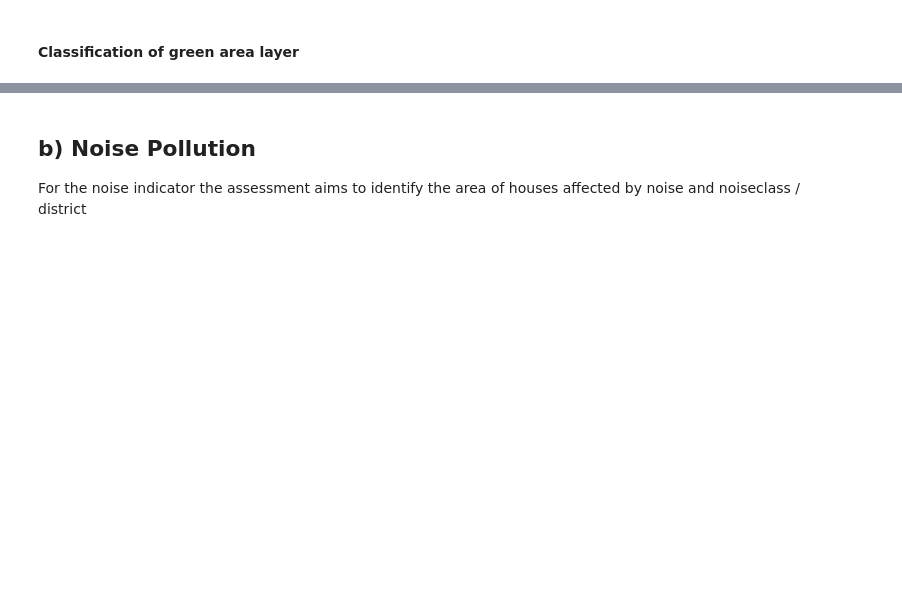
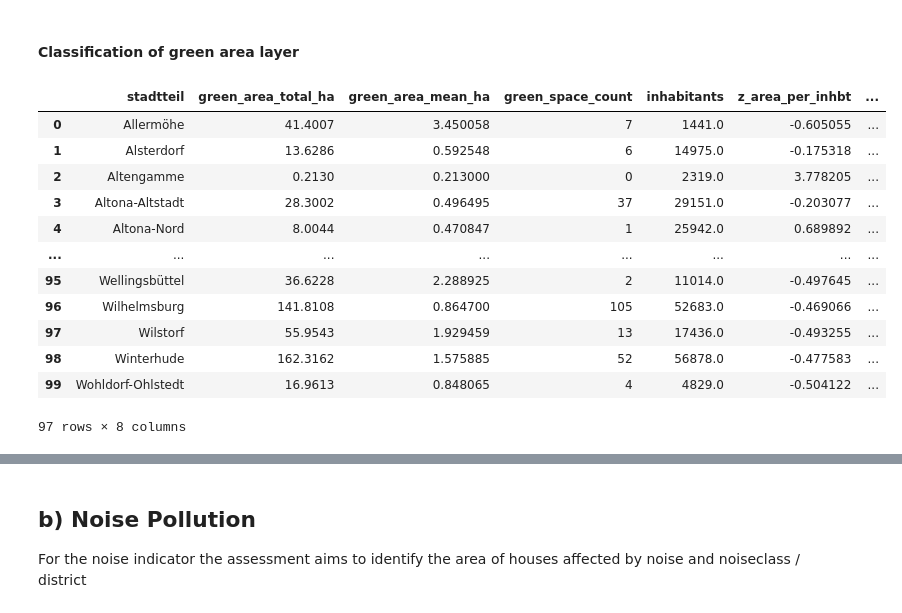
Before and after one commit to CharlotteGIS/egm722_project, a Jupyter notebook: my_project.ipynb, the cells around one changed output, grey strips where cells are left out. Cells and saved outputs as stored; diff of their text form; code cells hidden in the pictures; blank space fills up the shorter version.

Commit message:
Recalculated, corrected errors in the calculation of indicator green areas
applied z_score to normalize data

```diff
--- a/my_project.ipynb
+++ b/my_project.ipynb
@@ -158,0 +219,10 @@ green_stats[['area_per_inhbt','perc_green_area' ]].std()
+# %%
+#first null values will be dropped to enable zscore
+green_stats = green_stats.dropna(subset=['area_per_inhbt'])
+
+#computes the z-score for the variables used for calculation from the  greenstats data set
+z_scores_green_stats = green_stats[['area_per_inhbt','perc_green_area' ]].apply(zscore)
+#renames the column tonot confuse it with the original columns in thre green_stats data set
+z_scores_green_stats = z_scores_green_stats.rename(columns={'area_per_inhbt': 'z_area_per_inhbt', 'perc_green_area': 'z_perc_green_area'})
+#checks the std after the z-score has been applied
+z_scores_green_stats[['z_area_per_inhbt','z_perc_green_area' ]].std()
@@ -158,0 +242,8 @@ green_stats[['area_per_inhbt','perc_green_area' ]].std()
+# %%
+# Concatenates the original DataFrame with the z-score DataFrame
+green_stats_zscore = pd.concat([green_stats, z_scores_green_stats], axis=1)
+# drops the original variables perc_green_area and _area_per_inhb
+green_stats_zscore = green_stats_zscore.drop(['area_per_inhbt', 'perc_green_area'], axis=1)
+
+# Views the resulting DataFrame
+green_stats_zscore.head()
@@ -168,6 +266,20 @@ def percentile_5(gpd, col_name, percentiles):
     return gpd
 # %%
 #applies the function to classify the green_stats data into equal percentiles based on 'area_per_inhbt' column
-percentile_5(green_stats, 'perc_green_area',5)
+percentile_5(green_stats_zscore, 'z_area_per_inhbt',5)
+# %% [output]
+|  | stadtteil | green_area_total_ha | green_area_mean_ha | green_space_count | inhabitants | z_area_per_inhbt | ... |
+| 0 | Allermöhe | 41.4007 | 3.450058 | 7 | 1441.0 | -0.605055 | ... |
+| 1 | Alsterdorf | 13.6286 | 0.592548 | 6 | 14975.0 | -0.175318 | ... |
+| 2 | Altengamme | 0.2130 | 0.213000 | 0 | 2319.0 | 3.778205 | ... |
+| 3 | Altona-Altstadt | 28.3002 | 0.496495 | 37 | 29151.0 | -0.203077 | ... |
+| 4 | Altona-Nord | 8.0044 | 0.470847 | 1 | 25942.0 | 0.689892 | ... |
+| ... | ... | ... | ... | ... | ... | ... | ... |
+| 95 | Wellingsbüttel | 36.6228 | 2.288925 | 2 | 11014.0 | -0.497645 | ... |
+| 96 | Wilhelmsburg | 141.8108 | 0.864700 | 105 | 52683.0 | -0.469066 | ... |
+| 97 | Wilstorf | 55.9543 | 1.929459 | 13 | 17436.0 | -0.493255 | ... |
+| 98 | Winterhude | 162.3162 | 1.575885 | 52 | 56878.0 | -0.477583 | ... |
+| 99 | Wohldorf-Ohlstedt | 16.9613 | 0.848065 | 4 | 4829.0 | -0.504122 | ... |
+97 rows × 8 columns
 # %%
 # applies the add status column function defined earlier based on the classified "percentile column"
```
Also changed, not shown: parts of 37 cells of this notebook.
